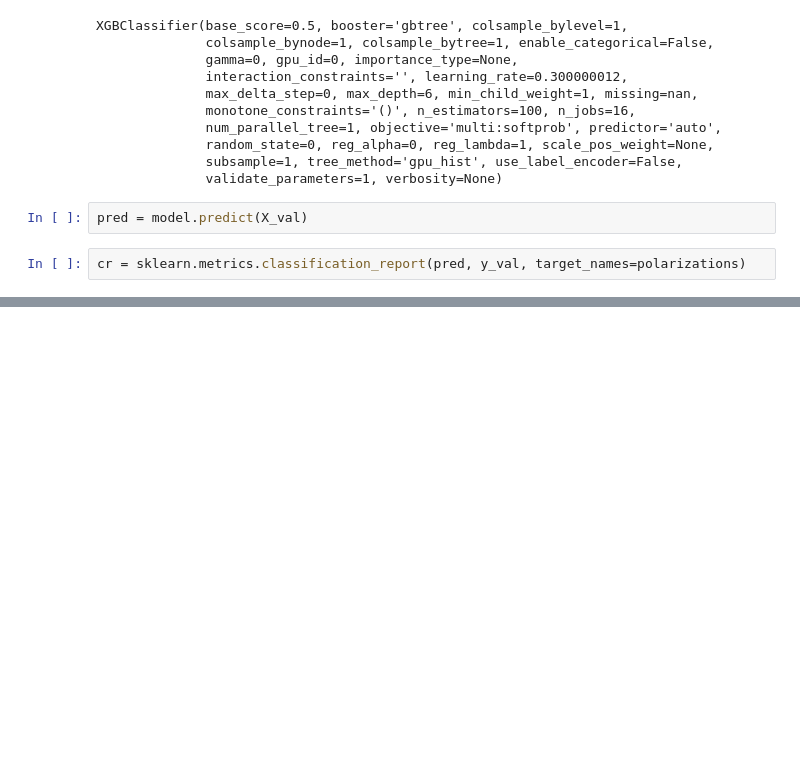
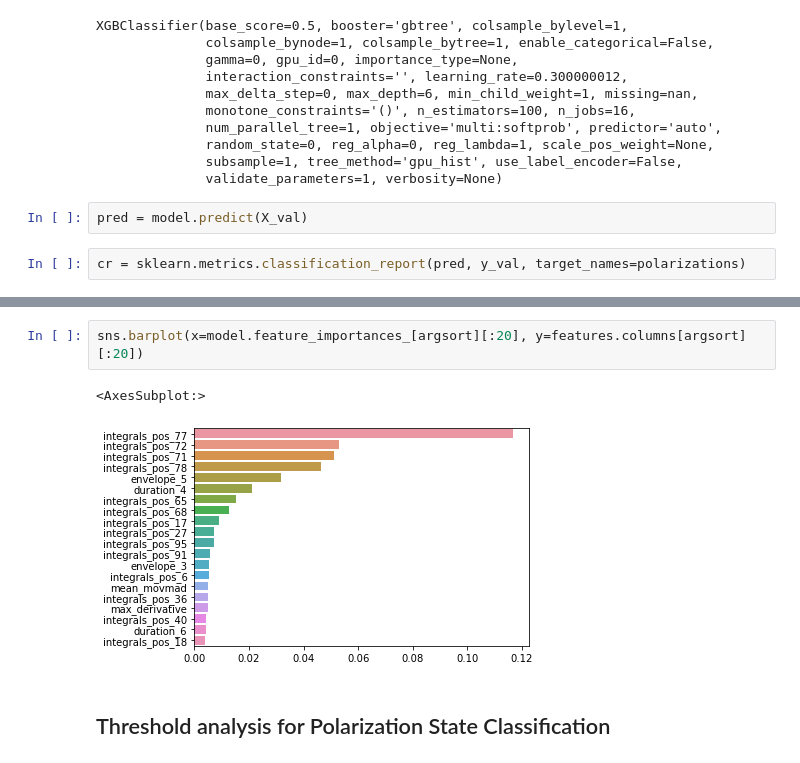
Before and after one commit to apple-soda/xgboost-nfkb-features, a Jupyter notebook: notebooks/polar_states.ipynb, the cells around one changed output, grey strips where cells are left out. Saved outputs shown, nothing was run; the diff lists cells and outputs as text; blank space fills up the shorter version.

```diff
--- a/notebooks/polar_states.ipynb
+++ b/notebooks/polar_states.ipynb
@@ -108,0 +117,7 @@ weighted avg       0.45      0.44      0.44      6806
+# %%
+sns.barplot(x=model.feature_importances_[argsort][:20], y=features.columns[argsort][:20])
+# %% [output]
+<AxesSubplot:>
+[figure, added]
+# %% [markdown]
+## Threshold analysis for Polarization State Classification
```
Also changed, not shown: parts of 40 cells of this notebook, 1 other file.
